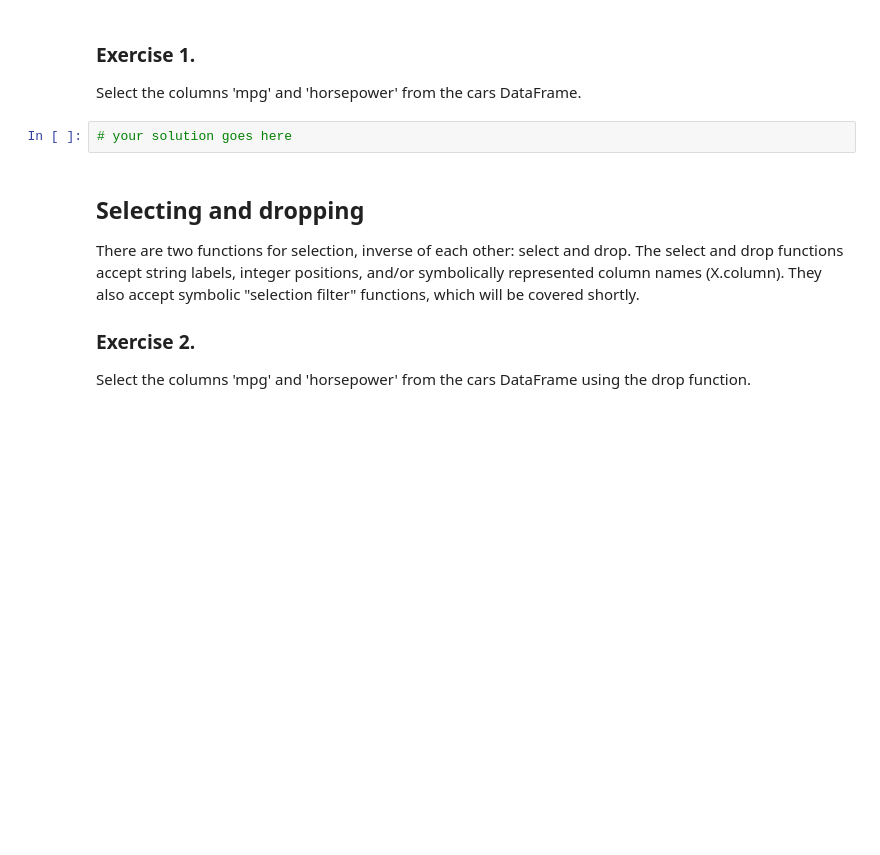
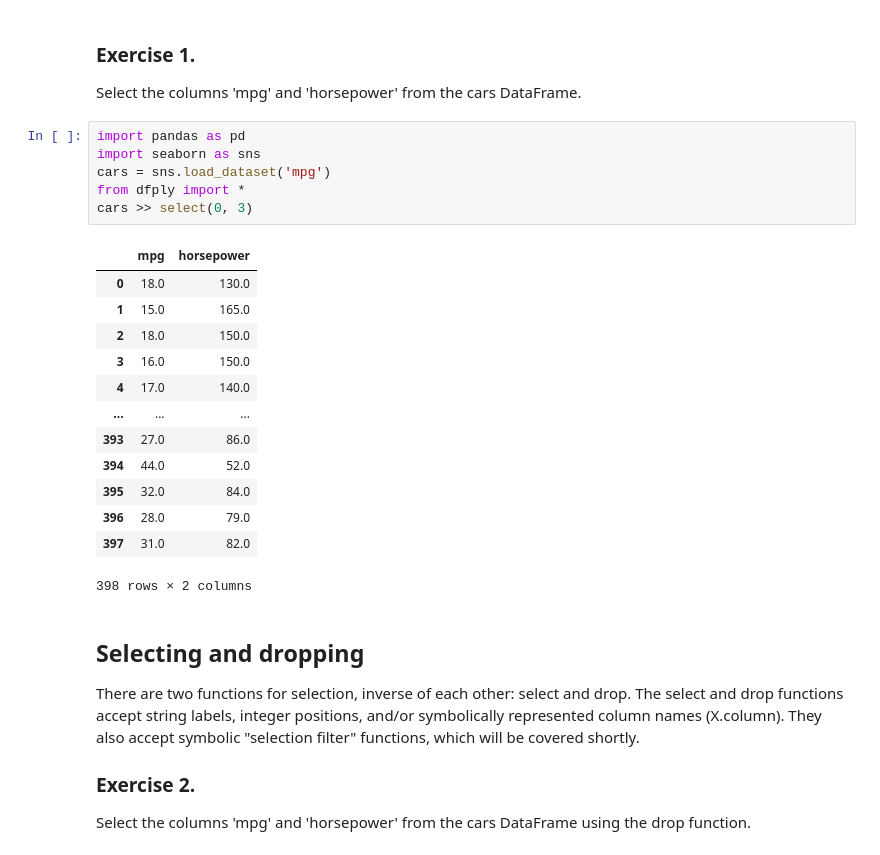
Before and after one commit to karolinapole/Data_Analysis_Workshops, a Jupyter notebook: 02-piping.ipynb, the cells around one changed output. Drawn from its saved outputs; the diff is of its cells as text; blank space fills up the shorter version.

```diff
--- a/02-piping.ipynb
+++ b/02-piping.ipynb
@@ -63,8 +63,26 @@ The DataFrame as it is passed through the piping operations is represented by th
 ### Exercise 1.
 
 Select the columns 'mpg' and 'horsepower' from the cars DataFrame.
-# %%
-# your solution goes here
+# %%
+import pandas as pd
+import seaborn as sns
+cars = sns.load_dataset('mpg')
+from dfply import *
+cars >> select(0, 3)
+# %% [output]
+|  | mpg | horsepower |
+| 0 | 18.0 | 130.0 |
+| 1 | 15.0 | 165.0 |
+| 2 | 18.0 | 150.0 |
+| 3 | 16.0 | 150.0 |
+| 4 | 17.0 | 140.0 |
+| ... | ... | ... |
+| 393 | 27.0 | 86.0 |
+| 394 | 44.0 | 52.0 |
+| 395 | 32.0 | 84.0 |
+| 396 | 28.0 | 79.0 |
+| 397 | 31.0 | 82.0 |
+398 rows × 2 columns
 # %% [markdown]
 ## Selecting and dropping
 
```
Also changed, not shown: parts of 1 cell of this notebook.
